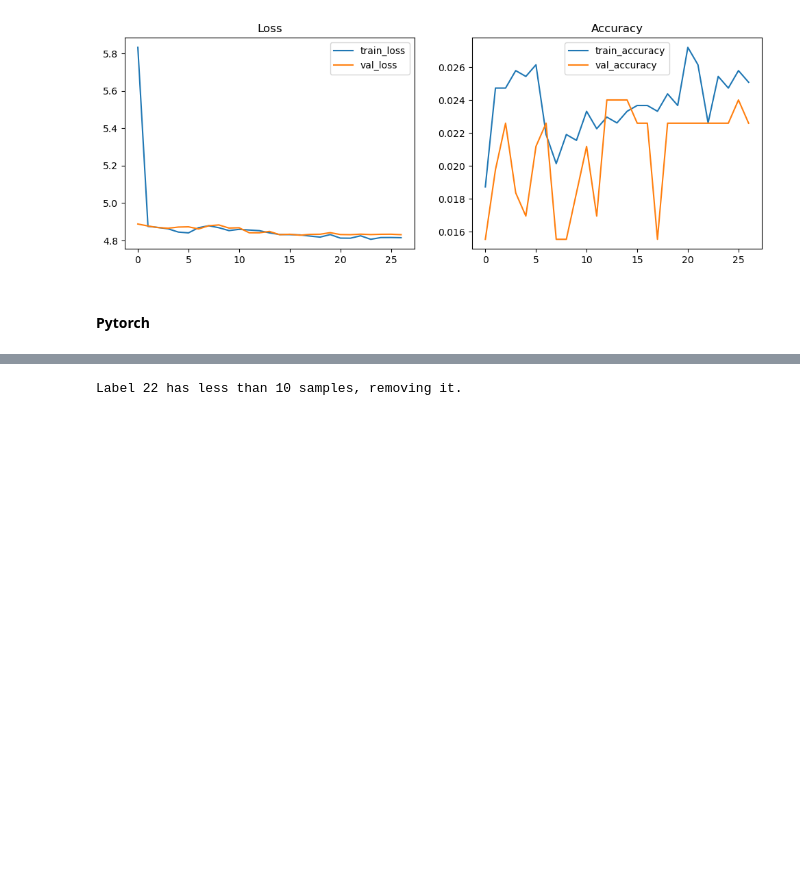
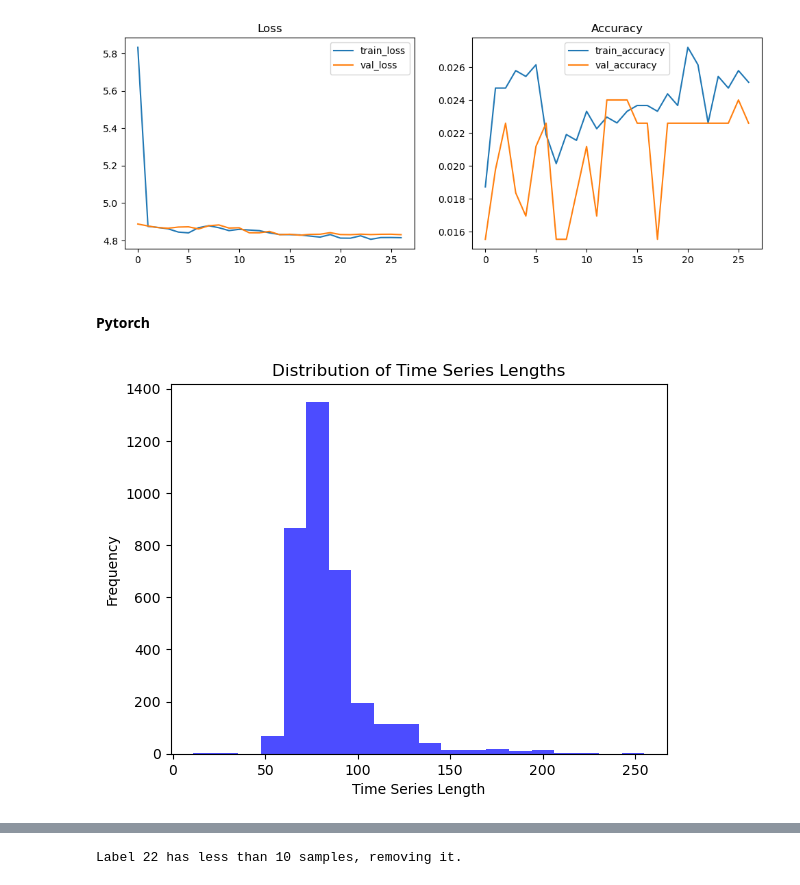
Before and after one commit to ShowHsiang/AI-development-for-multimodal-sensor-data-based-on-robotic-haptics, a Jupyter notebook: dataset/data processing/batch_processing.ipynb, the cells around one changed output, grey strips where cells are left out. Saved outputs shown, nothing was run; the diff lists cells and outputs as text; code cells hidden in the pictures; blank space fills up the shorter version.

```diff
--- a/dataset/data processing/batch_processing.ipynb
+++ b/dataset/data processing/batch_processing.ipynb
@@ -436,7 +436,7 @@ import re
 #         return X, y
 # %%
 def load_data(data_dir):
-    X, y = [], []
+    X, y, lengths = [], [], []
     for filename in os.listdir(data_dir):
         if filename.endswith('.csv'):
             label = filename.split('_')[0].split('-')[0]
@@ -446,32 +446,42 @@ def load_data(data_dir):
             if df.shape[1] == 65:  # 确保数据有64个传感器值列加一个时间戳列
                 data = df.iloc[:, 1:65].values.reshape(-1, 8, 8, 1)
                 X.append(data)
                 y.append(label)
-    return X, y
+                lengths.append(data.shape[0])
+    return X, y, lengths
 
 data_dir = "/mnt/g/textures/dataset/data processing/csv"
-X, y = load_data(data_dir)
+X, y, lengths = load_data(data_dir)
+
+# 统计时间序列长度分布
+plt.hist(lengths, bins=20, color='blue', alpha=0.7)
+plt.title('Distribution of Time Series Lengths')
+plt.xlabel('Time Series Length')
+plt.ylabel('Frequency')
+plt.show()
 
 # 确保所有样本的时间序列长度一致
 max_time_steps = max([x.shape[0] for x in X])
 X_padded = []
 for x in X:
     padding = np.zeros((max_time_steps - x.shape[0], 8, 8, 1))
     x_padded = np.vstack((x, padding))
     X_padded.append(x_padded)
 
 # 标签编码
 label_encoder = LabelEncoder()
 y = label_encoder.fit_transform(y)
 num_classes = len(label_encoder.classes_)
 
 # 将数据转换为NumPy数组
 X_padded = np.array(X_padded)
 y = np.array(y)
 
 # 将数据转换为PyTorch张量
 X_padded = torch.tensor(X_padded, dtype=torch.float32)
 y = torch.tensor(y, dtype=torch.long)
 
 # 转换数据形状为 (batch_size, channels, time_steps, height, width)
 X_padded = X_padded.permute(0, 4, 1, 2, 3)
+# %% [output]
+[figure, added]
```
Also changed, not shown: parts of 3 cells of this notebook, 2 other files.
